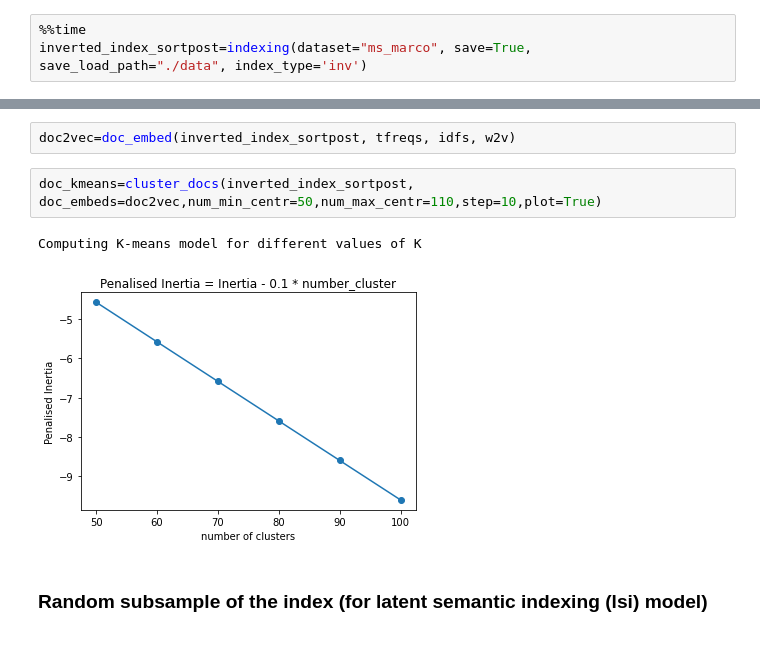
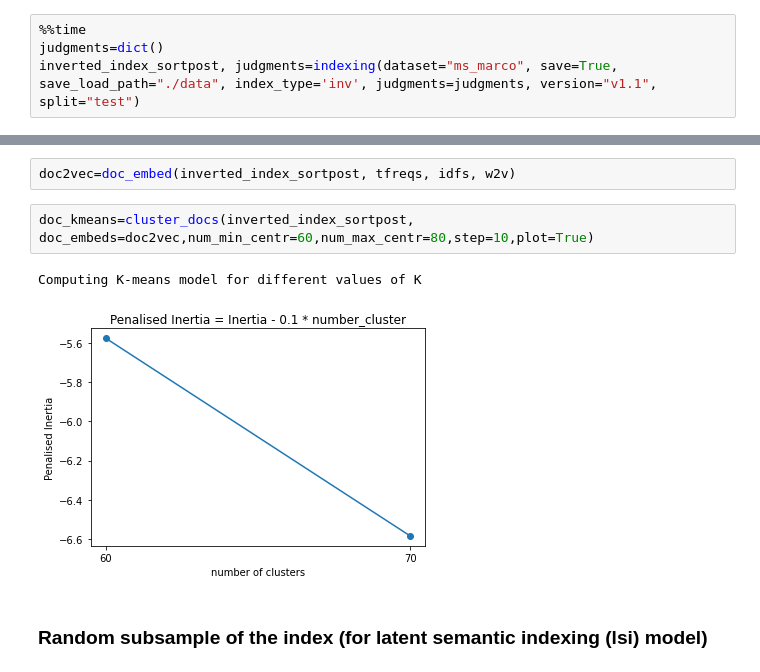
Before and after one commit to geosarr/search-engine, a Jupyter notebook: tutorial_search_engine.ipynb, the cells around one changed output, grey strips where cells are left out. Drawn from its saved outputs; the diff is of its cells as text.

```diff
--- a/tutorial_search_engine.ipynb
+++ b/tutorial_search_engine.ipynb
@@ -36,7 +44,8 @@ Wall time: 73.9 µs
 # Indexing the documents collection
 # %%
 %%time
-inverted_index_sortpost=indexing(dataset="ms_marco", save=True, save_load_path="./data", index_type='inv')
+judgments=dict()
+inverted_index_sortpost, judgments=indexing(dataset="ms_marco", save=True, save_load_path="./data", index_type='inv', judgments=judgments, version="v1.1", split="test")
 # %% [output]
 .....................Collection indexation in progress.....................
 Reusing dataset ms_marco (/home/georges_sarr/.cache/huggingface/datasets/ms_marco/v1.1/1.1.0/b6a62715fa5219aea5275dd3556601004cd63945cb63e36e022f77bb3cbbca84)
@@ -161,10 +188,10 @@ Word2Vec model vocabulary size = 3000000 words
 # %%
 doc2vec=doc_embed(inverted_index_sortpost, tfreqs, idfs, w2v)
 # %%
-doc_kmeans=cluster_docs(inverted_index_sortpost, doc_embeds=doc2vec,num_min_centr=50,num_max_centr=110,step=10,plot=True)
+doc_kmeans=cluster_docs(inverted_index_sortpost, doc_embeds=doc2vec,num_min_centr=60,num_max_centr=80,step=10,plot=True)
 # %% [output]
 Computing K-means model for different values of K
-[figure, old version]
+[figure, new version]
 # %% [markdown]
 ### Random subsample of the index (for latent semantic indexing (lsi) model)
 # %%
```
Also changed, not shown: parts of 35 cells of this notebook.
